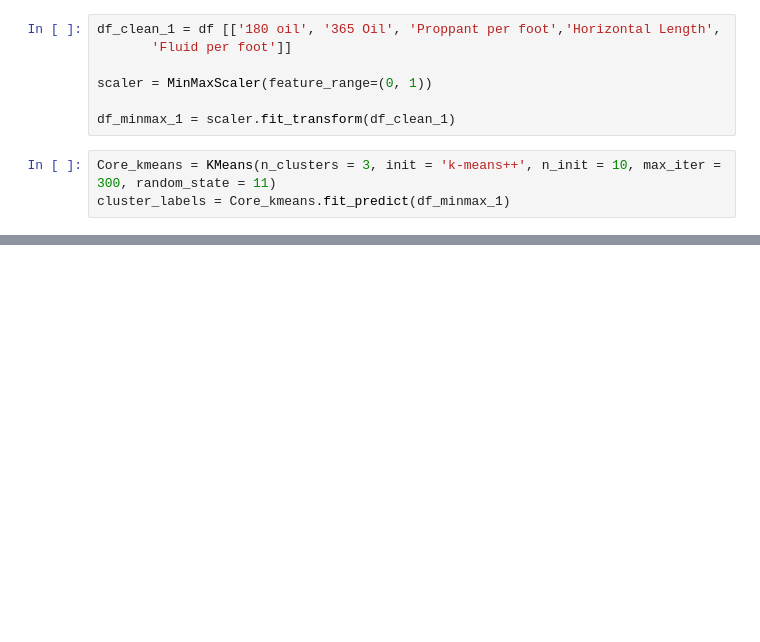
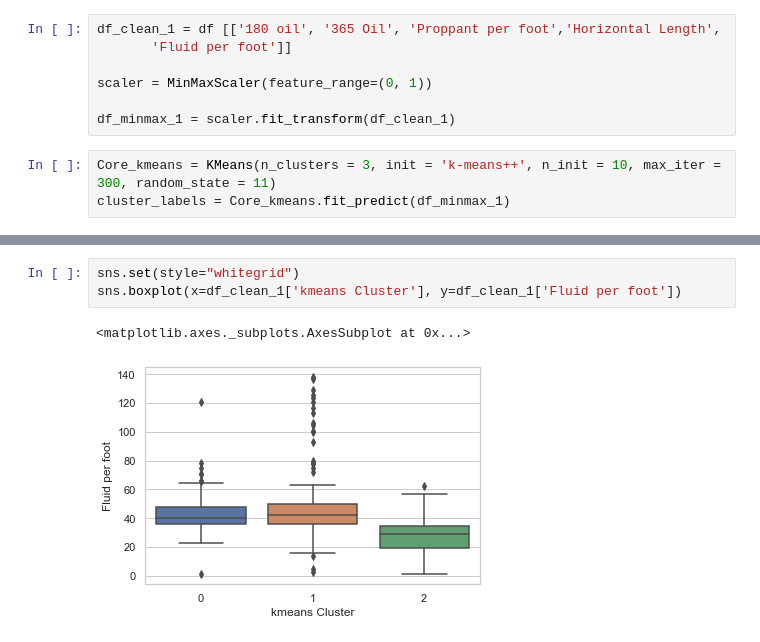
Before and after one commit to mjkhalaf/wolfcamp_DSA, a Jupyter notebook: hf.ipynb, the cells around one changed output, grey strips where cells are left out. Saved outputs shown, nothing was run; the diff lists cells and outputs as text; blank space fills up the shorter version.

```diff
--- a/hf.ipynb
+++ b/hf.ipynb
@@ -201,0 +209,6 @@ See the caveats in the documentation: http://pandas.pydata.org/pandas-docs/stabl
+# %%
+sns.set(style="whitegrid")
+sns.boxplot(x=df_clean_1['kmeans Cluster'], y=df_clean_1['Fluid per foot'])
+# %% [output]
+<matplotlib.axes._subplots.AxesSubplot at 0x...>
+[figure, added]
```
Also changed, not shown: parts of 10 cells of this notebook.
